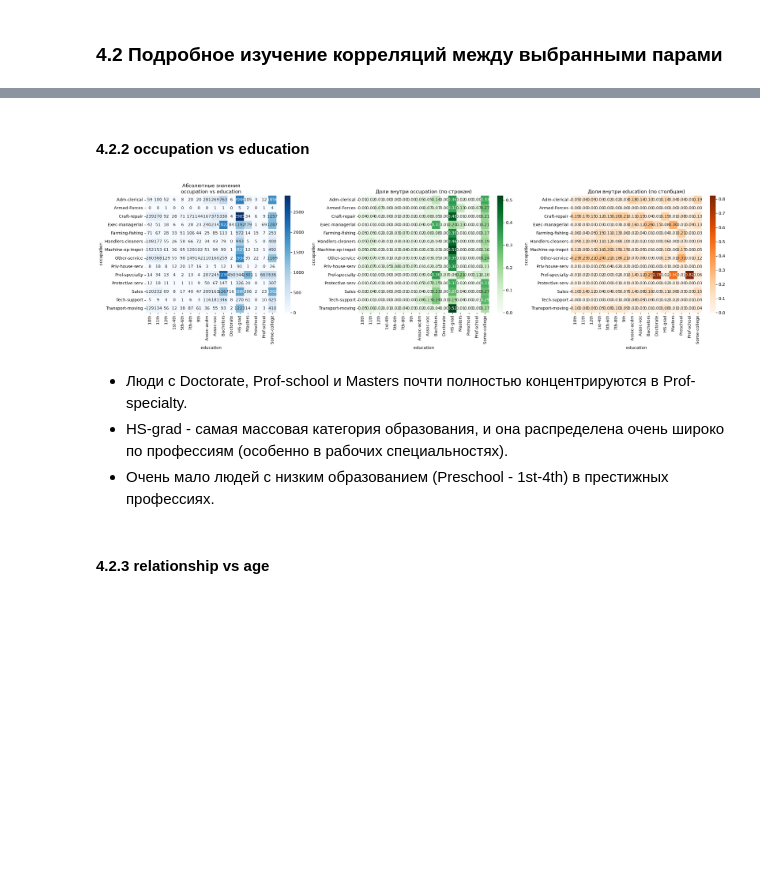
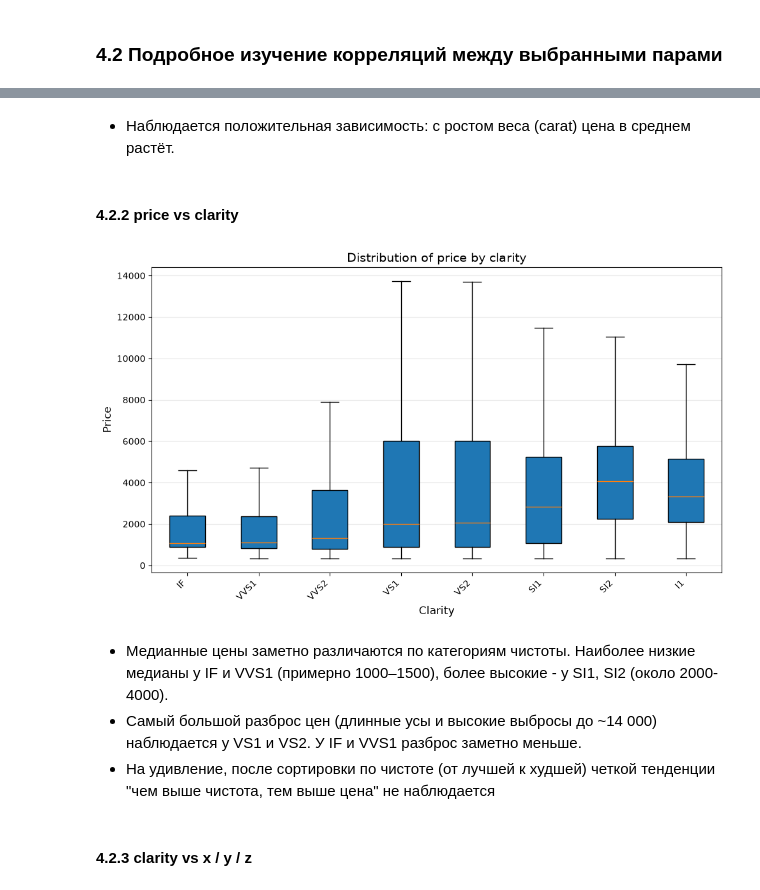
Before and after one commit to TimofeyTsvirko/regression-task, a Jupyter notebook: eda.ipynb, the cells around one changed output, grey strips where cells are left out. Drawn from its saved outputs; the diff is of its cells as text; code cells hidden in the pictures; blank space fills up the shorter version.

```diff
--- a/eda.ipynb
+++ b/eda.ipynb
@@ -239,13 +249,16 @@ plot_box_by_category(df, cat_feature="marital-status", num_feature="age", showfl
+# %% [markdown]
+- Наблюдается положительная зависимость: с ростом веса (carat) цена в среднем растёт.
 # %% [markdown]
-#### 4.2.2 occupation vs education
+#### 4.2.2 price vs clarity
 # %%
-plot_categorical_relationship(df, "occupation", "education")
+clarities = ['IF', 'VVS1', 'VVS2', 'VS1', 'VS2', 'SI1', 'SI2', 'I1']
+plot_box_by_category(df, cat_feature="clarity", num_feature="price", showfliers=False, categories=clarities)
 # %% [output]
-[figure, old version]
+[figure, new version]
 # %% [markdown]
-- Люди с Doctorate, Prof-school и Masters почти полностью концентрируются в Prof-specialty.
-- HS-grad - самая массовая категория образования, и она распределена очень широко по профессиям (особенно в рабочих специальностях).
-- Очень мало людей с низким образованием (Preschool - 1st-4th) в престижных профессиях.
+- Медианные цены заметно различаются по категориям чистоты. Наиболее низкие медианы у IF и VVS1 (примерно 1000–1500), более высокие - у SI1, SI2 (около 2000-4000).
+- Самый большой разброс цен (длинные усы и высокие выбросы до ~14 000) наблюдается у VS1 и VS2. У IF и VVS1 разброс заметно меньше.
+- На удивление, после сортировки по чистоте (от лучшей к худшей) четкой тенденции "чем выше чистота, тем выше цена" не наблюдается
 # %% [markdown]
-#### 4.2.3 relationship vs age
+#### 4.2.3 clarity vs x / y / z
 # %%
```
Also changed, not shown: parts of 58 cells of this notebook, 2 other files.
